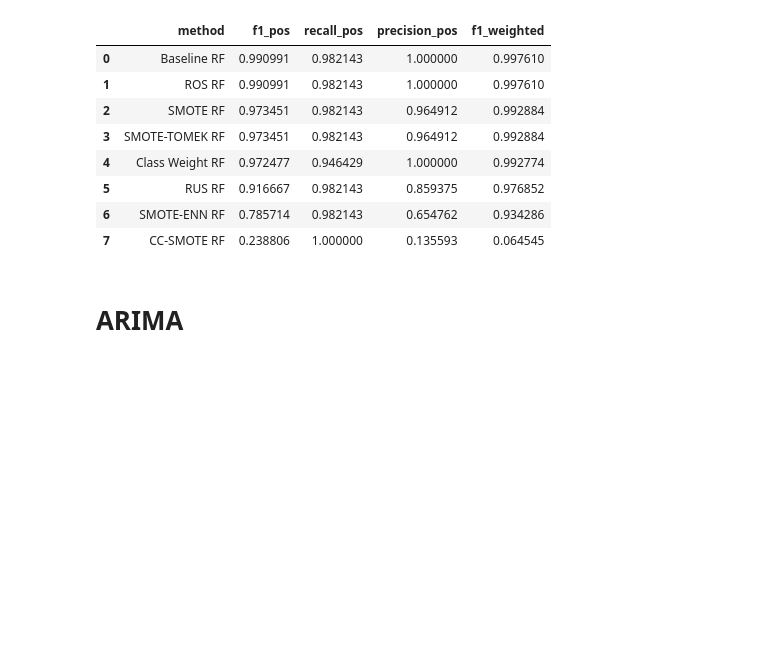
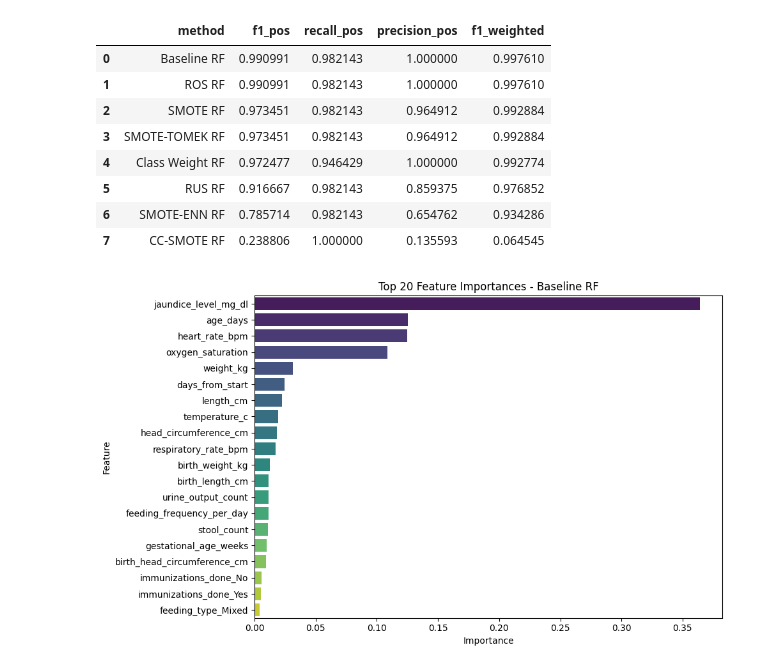
Before and after one commit to BSDSBA-JF/ML-II-Labs, a Jupyter notebook: 02/02-lab-materials/LINDSEY MAIN.ipynb, the cells around one changed output. Drawn from its saved outputs; the diff is of its cells as text; code cells hidden in the pictures; blank space fills up the shorter version.

```diff
--- a/02/02-lab-materials/LINDSEY MAIN.ipynb
+++ b/02/02-lab-materials/LINDSEY MAIN.ipynb
@@ -467,5 +383,43 @@ display(results)
 | 5 | RUS RF | 0.916667 | 0.982143 | 0.859375 | 0.976852 |
 | 6 | SMOTE-ENN RF | 0.785714 | 0.982143 | 0.654762 | 0.934286 |
 | 7 | CC-SMOTE RF | 0.238806 | 1.000000 | 0.135593 | 0.064545 |
-# %% [markdown]
-# ARIMA
+# %%
+import matplotlib.pyplot as plt
+import seaborn as sns
+import pandas as pd
+
+# --- Step 1: Extract feature importances ---
+pipe = pipelines["Baseline RF"]._pipeline_  # or .pipeline if you renamed
+rf = pipe.named_steps['clf']
+importances = rf.feature_importances_
+
+# --- Step 2: Get feature names ---
+coltx = pipe.named_steps['preprocess'].named_steps['coltx']
+days_col = coltx.transformers_[0][2]            # ['days_from_start']
+numeric_cols = coltx.transformers_[1][2]       # numeric features
+ohe = coltx.transformers_[2][1]                # OneHotEncoder object
+cat_cols = ohe.get_feature_names_out()         # categorical features
+
+feature_names = list(days_col) + list(numeric_cols) + list(cat_cols)
+
+# --- Step 3: Create DataFrame ---
+feat_imp_df = pd.DataFrame({
+    "feature": feature_names,
+    "importance": importances
+}).sort_values("importance", ascending=False)
+
+# --- Step 4: Plot ---
+plt.figure(figsize=(10, 6))
+sns.barplot(
+    x="importance",
+    y="feature",
+    data=feat_imp_df.head(20),  # top 20 features
+    palette="viridis"
+)
+plt.title("Top 20 Feature Importances - Baseline RF")
+plt.xlabel("Importance")
+plt.ylabel("Feature")
+plt.tight_layout()
+plt.show()
+# %% [output]
+[figure, added]
```
Also changed, not shown: parts of 15 cells of this notebook.
